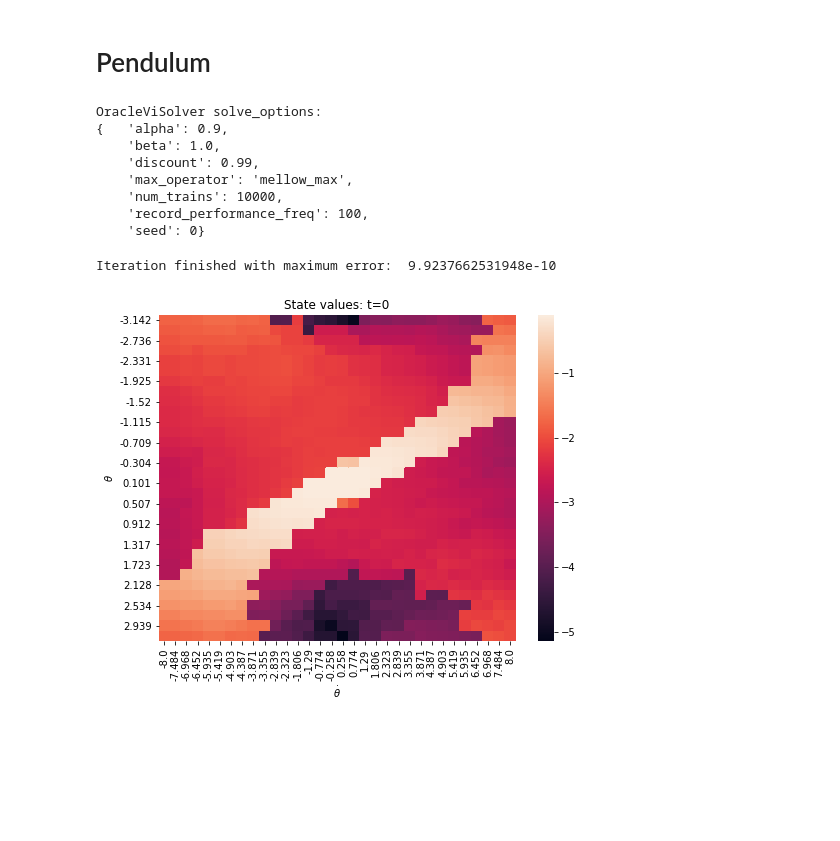
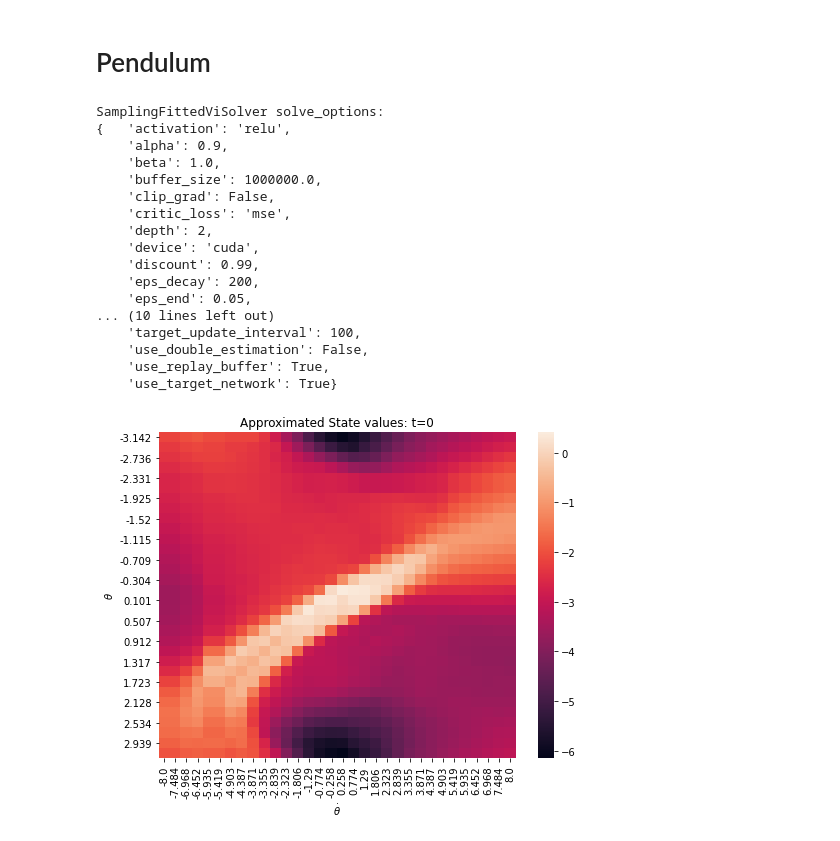
Before and after one commit to syuntoku14/debugRL, a Jupyter notebook: examples/solve_and_plot.ipynb, the cells around one changed output. Saved outputs shown, nothing was run; the diff lists cells and outputs as text; code cells hidden in the pictures; blank space fills up the shorter version.

```diff
--- a/examples/solve_and_plot.ipynb
+++ b/examples/solve_and_plot.ipynb
@@ -99,26 +99,34 @@ from debug_rl.envs.pendulum import Pendulum, plot_pendulum_values, reshape_value
 # %%
 env = Pendulum()
 # %%
-vi_solver = OracleViSolver(env)
-values = vi_solver.solve()
-policy = vi_solver.compute_policy(values)
-visitation = vi_solver.compute_visitation(policy)
+solver = SamplingFittedViSolver(env, solve_options={"num_trains": 3000})
+values = solver.solve()
+policy = solver.compute_policy(values)
+visitation = solver.compute_visitation(policy)
 # %% [output]
-OracleViSolver solve_options:
-{   'alpha': 0.9,
+SamplingFittedViSolver solve_options:
+{   'activation': 'relu',
+    'alpha': 0.9,
     'beta': 1.0,
+    'buffer_size': 1000000.0,
+    'clip_grad': False,
+    'critic_loss': 'mse',
+    'depth': 2,
+    'device': 'cuda',
     'discount': 0.99,
-    'max_operator': 'mellow_max',
-    'num_trains': 10000,
-    'record_performance_freq': 100,
-    'seed': 0}
+    'eps_decay': 200,
+    'eps_end': 0.05,
+... (10 lines left out)
+    'target_update_interval': 100,
+    'use_double_estimation': False,
+    'use_replay_buffer': True,
+    'use_target_network': True}
-Iteration finished with maximum error:  9.9237662531948e-10
 # %%
-# plot the state values
+# plot the approximated state values
 v_values = np.max(values, axis=-1)
 vmin = v_values.min()
 vmax = v_values.max()
 v_values = reshape_values(env, v_values)
-plot_pendulum_values(env, v_values, vmin=vmin, vmax=vmax, title="State values: t=0")
+plot_pendulum_values(env, v_values, vmin=vmin, vmax=vmax, title="Approximated State values: t=0")
 # %% [output]
-[figure, old version]
+[figure, new version]
```
Also changed, not shown: parts of 13 cells of this notebook, 13 other files.
